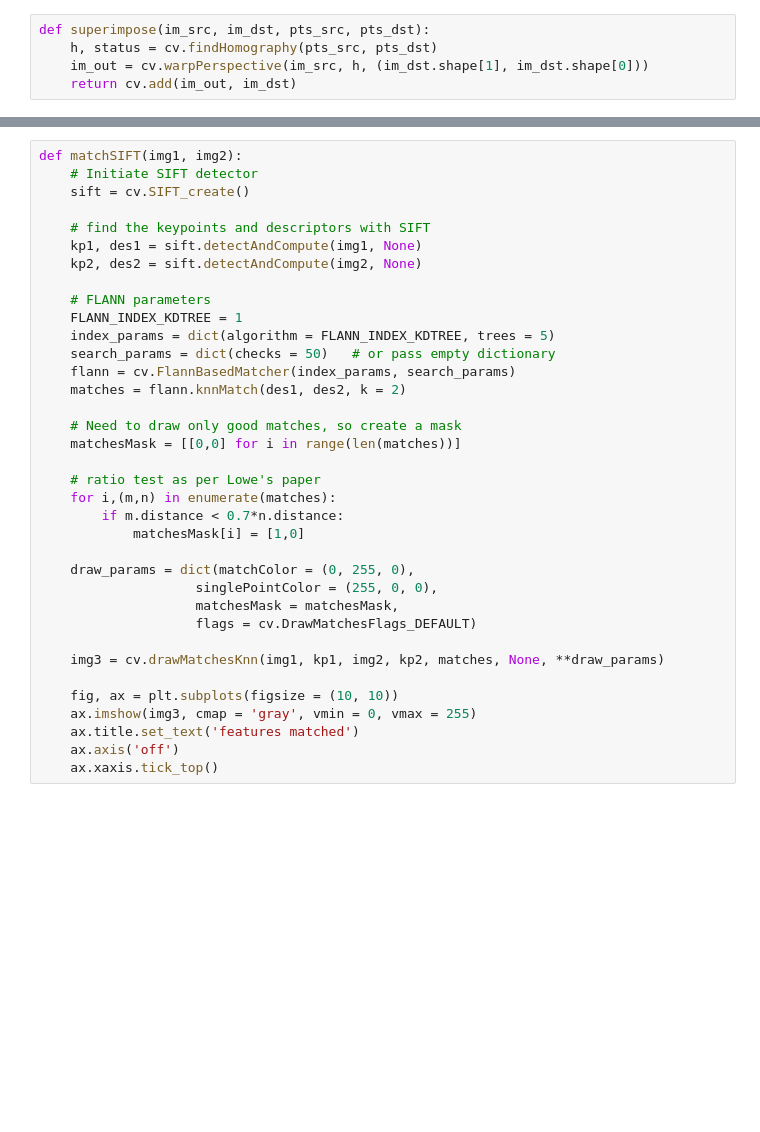
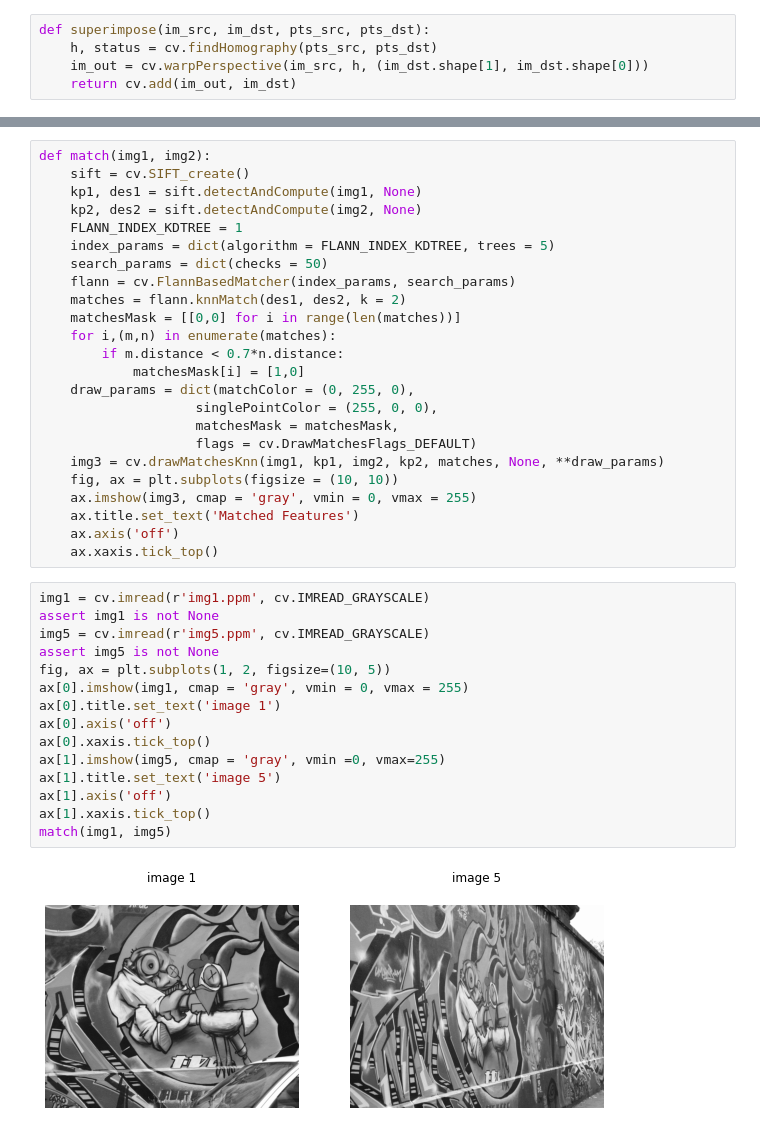
Before and after one commit to pankajan-T/Image-Processing-Fundamental, a Jupyter notebook: Ass2/Assi2_190428D.ipynb, the cells around one changed output, grey strips where cells are left out. Saved outputs shown, nothing was run; the diff lists cells and outputs as text; blank space fills up the shorter version.

```diff
--- a/Ass2/Assi2_190428D.ipynb
+++ b/Ass2/Assi2_190428D.ipynb
@@ -225,37 +206,42 @@ def Homogrpahy(src_img, dst_img):
     return H
 # %%
-def matchSIFT(img1, img2):
-    # Initiate SIFT detector
+def match(img1, img2):
     sift = cv.SIFT_create()
-
-    # find the keypoints and descriptors with SIFT
     kp1, des1 = sift.detectAndCompute(img1, None)
     kp2, des2 = sift.detectAndCompute(img2, None)
-
-    # FLANN parameters
     FLANN_INDEX_KDTREE = 1
     index_params = dict(algorithm = FLANN_INDEX_KDTREE, trees = 5)
-    search_params = dict(checks = 50)   # or pass empty dictionary
+    search_params = dict(checks = 50)
     flann = cv.FlannBasedMatcher(index_params, search_params)
     matches = flann.knnMatch(des1, des2, k = 2)
-
-    # Need to draw only good matches, so create a mask
     matchesMask = [[0,0] for i in range(len(matches))]
-
-    # ratio test as per Lowe's paper
     for i,(m,n) in enumerate(matches):
         if m.distance < 0.7*n.distance:
             matchesMask[i] = [1,0]
-
     draw_params = dict(matchColor = (0, 255, 0),
                     singlePointColor = (255, 0, 0),
                     matchesMask = matchesMask,
                     flags = cv.DrawMatchesFlags_DEFAULT)
-
     img3 = cv.drawMatchesKnn(img1, kp1, img2, kp2, matches, None, **draw_params)
-
     fig, ax = plt.subplots(figsize = (10, 10))
     ax.imshow(img3, cmap = 'gray', vmin = 0, vmax = 255)
-    ax.title.set_text('features matched')
+    ax.title.set_text('Matched Features')
     ax.axis('off')
     ax.xaxis.tick_top()
+# %%
+img1 = cv.imread(r'img1.ppm', cv.IMREAD_GRAYSCALE)
+assert img1 is not None
+img5 = cv.imread(r'img5.ppm', cv.IMREAD_GRAYSCALE)
+assert img5 is not None
+fig, ax = plt.subplots(1, 2, figsize=(10, 5))
+ax[0].imshow(img1, cmap = 'gray', vmin = 0, vmax = 255)
+ax[0].title.set_text('image 1')
+ax[0].axis('off')
+ax[0].xaxis.tick_top()
+ax[1].imshow(img5, cmap = 'gray', vmin =0, vmax=255)
+ax[1].title.set_text('image 5')
+ax[1].axis('off')
+ax[1].xaxis.tick_top()
+match(img1, img5)
+# %% [output]
+[figure, added]
```
Also changed, not shown: parts of 7 cells of this notebook, 8 other files.
